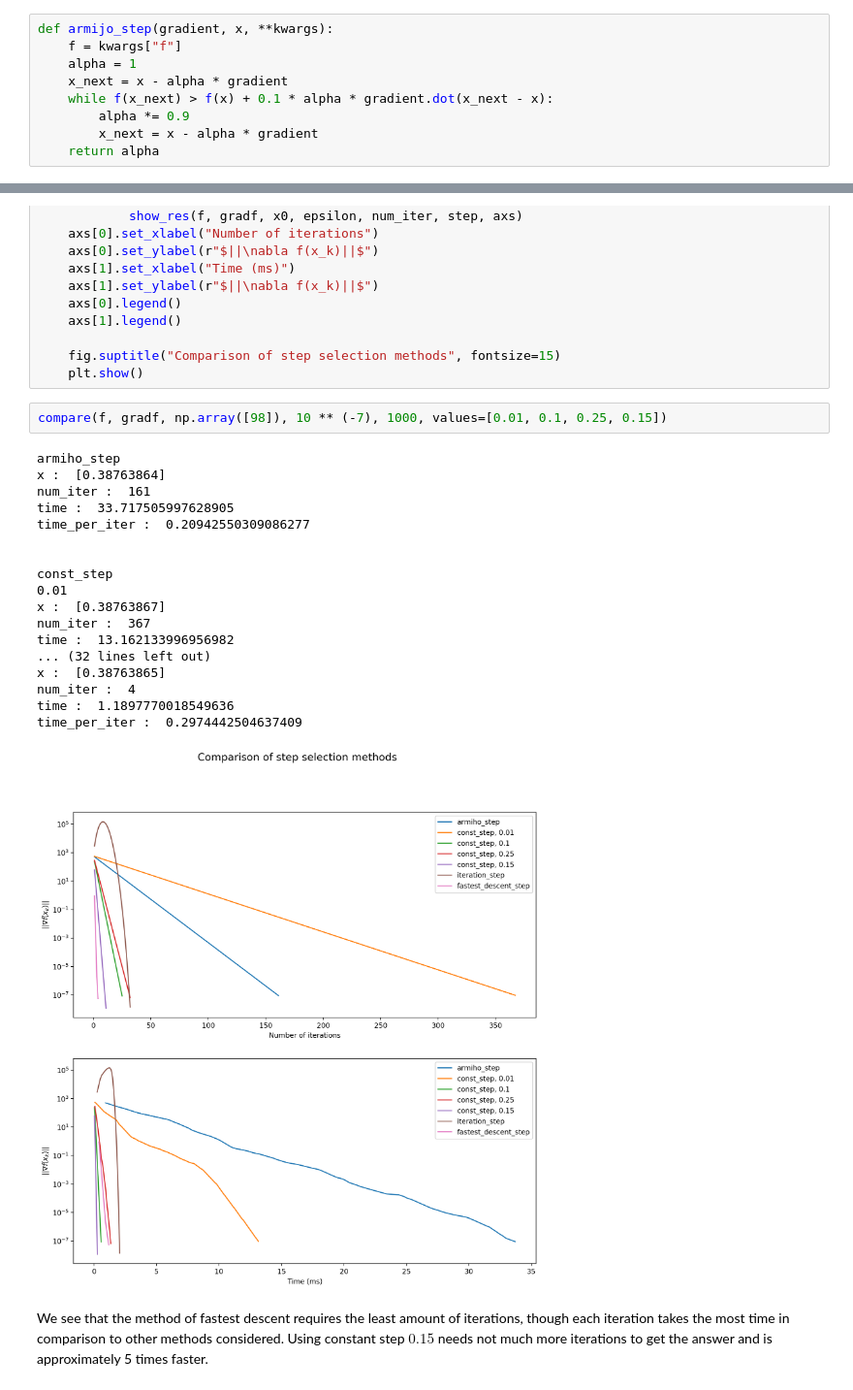
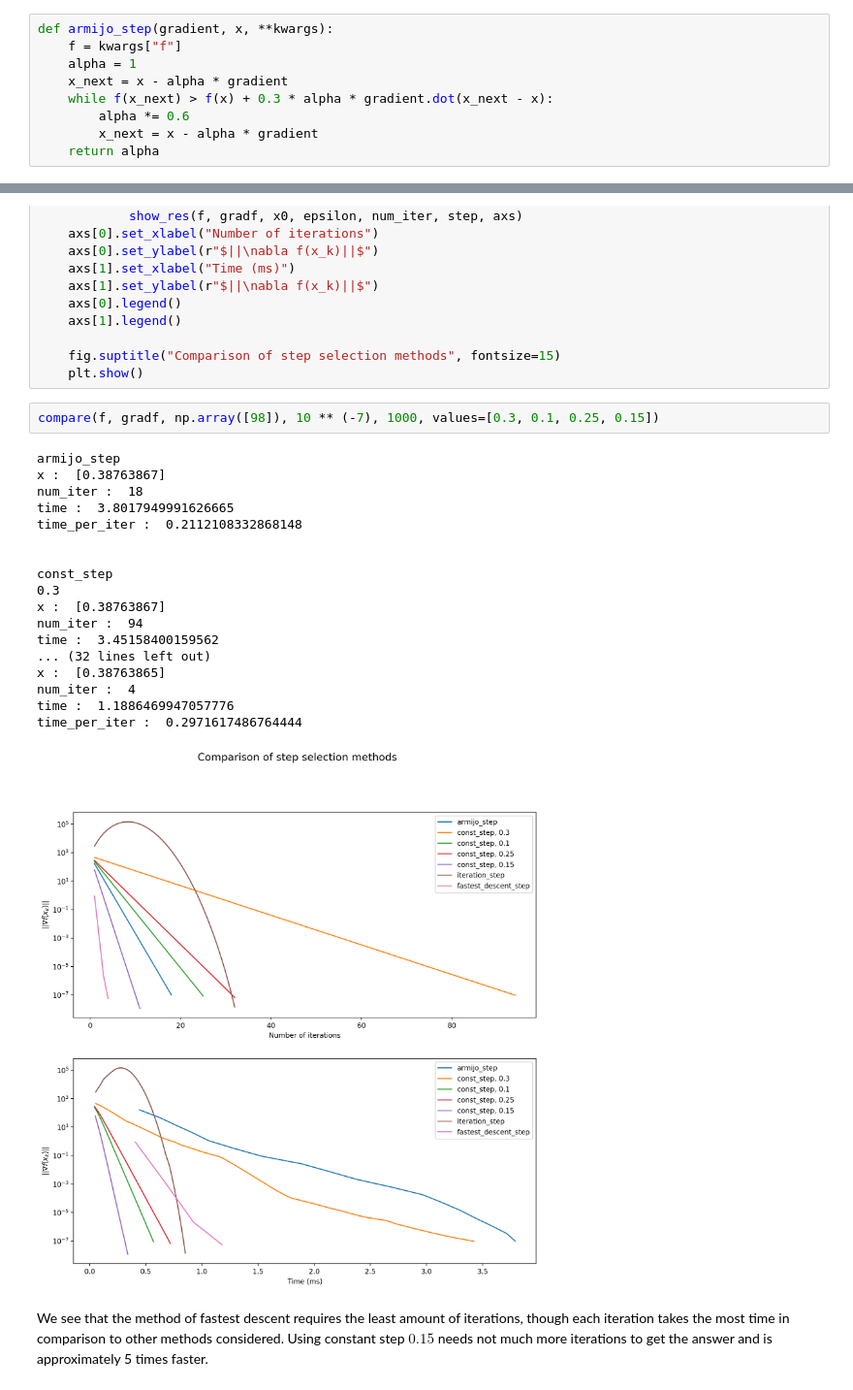
Before and after one commit to Lightingale/robust-optimization, a Jupyter notebook: Gradient.ipynb, the cells around one changed output, grey strips where cells are left out. Shown at 97% size. Cells and saved outputs as stored; diff of their text form.

Commit message:
change armijo

```diff
--- a/Gradient.ipynb
+++ b/Gradient.ipynb
@@ -34,8 +34,8 @@ def armijo_step(gradient, x, **kwargs):
     f = kwargs["f"]
     alpha = 1
     x_next = x - alpha * gradient
-    while f(x_next) > f(x) + 0.1 * alpha * gradient.dot(x_next - x):
-        alpha *= 0.9
+    while f(x_next) > f(x) + 0.3 * alpha * gradient.dot(x_next - x):
+        alpha *= 0.6
         x_next = x - alpha * gradient
     return alpha
 # %%
@@ -169,26 +169,26 @@ def compare(f, gradf, x0, epsilon, num_iter, values):
     fig.suptitle("Comparison of step selection methods", fontsize=15)
     plt.show()
 # %%
-compare(f, gradf, np.array([98]), 10 ** (-7), 1000, values=[0.01, 0.1, 0.25, 0.15])
+compare(f, gradf, np.array([98]), 10 ** (-7), 1000, values=[0.3, 0.1, 0.25, 0.15])
 # %% [output]
-armiho_step
-x :  [0.38763864]
-num_iter :  161
-time :  33.717505997628905
-time_per_iter :  0.20942550309086277
+armijo_step
+x :  [0.38763867]
+num_iter :  18
+time :  3.8017949991626665
+time_per_iter :  0.2112108332868148
 
 
 const_step
-0.01
+0.3
 x :  [0.38763867]
-num_iter :  367
-time :  13.162133996956982
+num_iter :  94
+time :  3.45158400159562
 ... (32 lines left out)
 x :  [0.38763865]
 num_iter :  4
-time :  1.1897770018549636
-time_per_iter :  0.2974442504637409
+time :  1.1886469947057776
+time_per_iter :  0.2971617486764444
-[figure, old version]
+[figure, new version]
 # %% [markdown]
 We see that the method of fastest descent requires the least amount of iterations, though each iteration takes the most time in comparison to other methods considered. Using constant step $0.15$ needs not much more iterations to get the answer and is approximately 5 times faster.
 # %% [markdown]
```
Also changed, not shown: parts of 2 cells of this notebook.
